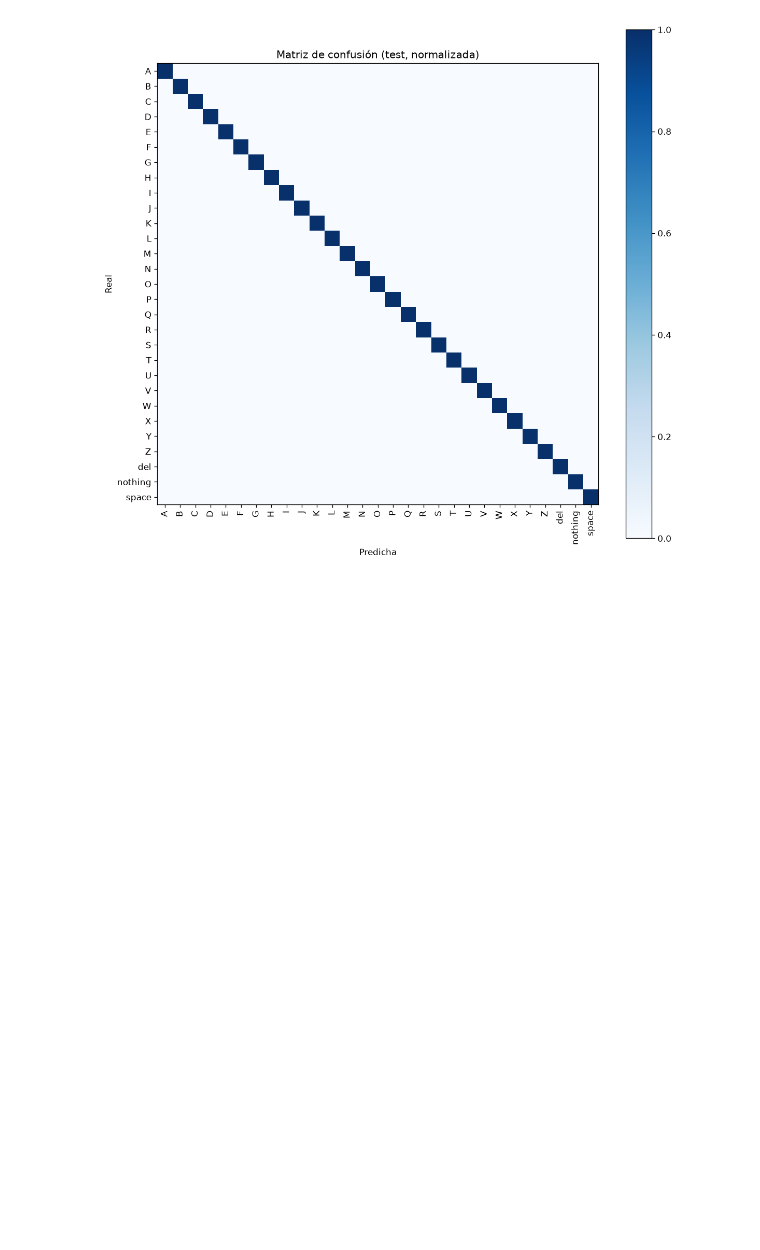
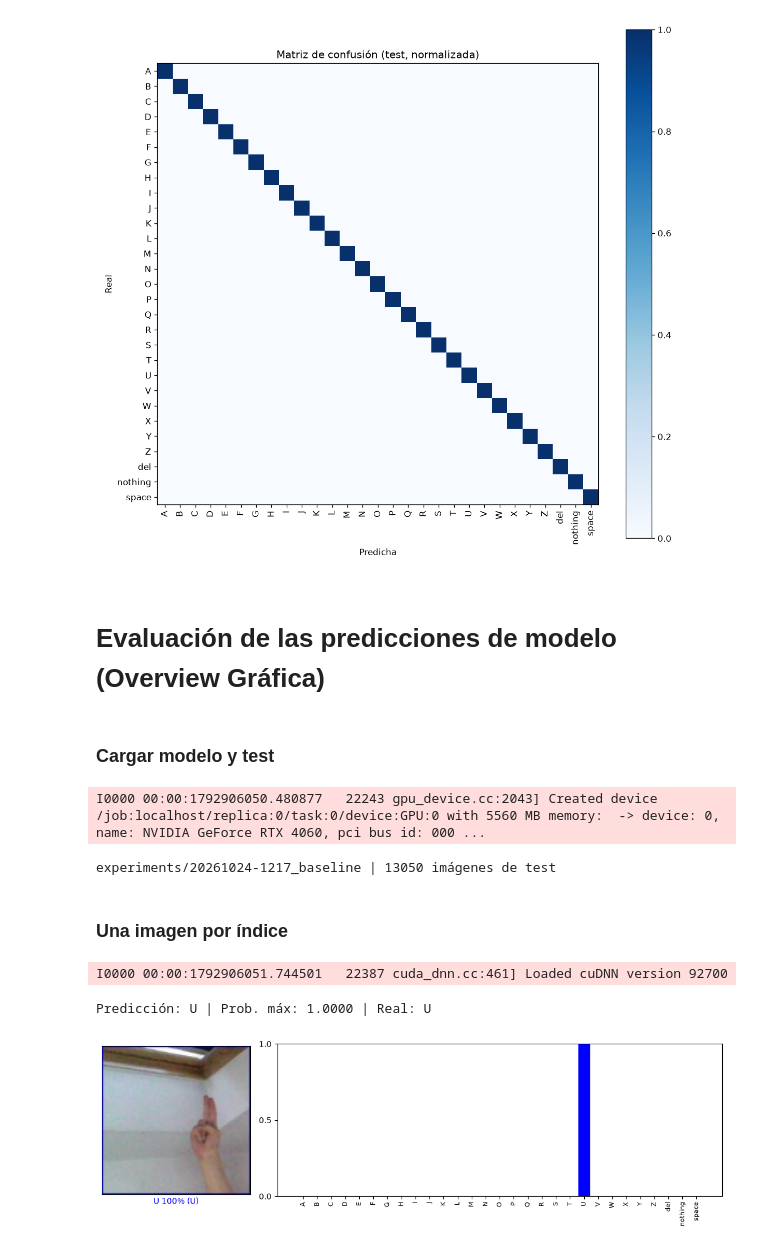
Before and after one commit to codebysofiav/asl-sign-language-recognition, a Jupyter notebook: notebooks/03_entrenamiento_baseline.ipynb, the cells around one changed output. Cells and saved outputs as stored; diff of their text form; code cells hidden in the pictures; blank space fills up the shorter version.

Commit message:
Prueba del baseline con fotos propias

```diff
--- a/notebooks/03_entrenamiento_baseline.ipynb
+++ b/notebooks/03_entrenamiento_baseline.ipynb
@@ -64,3 +64,39 @@ display(Image(filename=str(run_dir / "confusion_matrix.png")))
 [figure]
 Accuracy en test: 1.0000
 [figure]
+# %% [markdown]
+# Evaluación de las predicciones de modelo (Overview Gráfica)
+# %% [markdown]
+### Cargar modelo y test
+# %%
+import json
+from tensorflow import keras
+from src.data import make_splits
+from src.visualize import load_test_samples, plot_single, plot_grid
+
+run_dir = globals().get("run_dir") or sorted(Path("experiments").glob("*_baseline"))[-1]
+model = keras.models.load_model(run_dir / "final" / "model.keras")
+class_names = json.loads((run_dir / "final" / "classes.json").read_text())
+img_size = tuple(cfg["data"]["img_size"])
+test_df = (
+    make_splits(RAW, cfg["data"]["split"], cfg["data"]["seed"])
+    .query("split == 'test'").reset_index(drop=True)
+)
+print(run_dir, "|", len(test_df), "imágenes de test")
+# %% [output]
+I0000 00:00:1792906050.480877   22243 gpu_device.cc:2043] Created device /job:localhost/replica:0/task:0/device:GPU:0 with 5560 MB memory:  -> device: 0, name: NVIDIA GeForce RTX 4060, pci bus id: 000 ...
+experiments/20261024-1217_baseline | 13050 imágenes de test
+# %% [markdown]
+### Una imagen por índice
+# %%
+index = 100  # fila del test (0 a 13049)
+
+images, y_true = load_test_samples(test_df, RAW, class_names, img_size, [index])
+probs = model.predict(images, verbose=0)
+pred = probs[0].argmax()
+print(f"Predicción: {class_names[pred]} | Prob. máx: {probs[0].max():.4f} | Real: {class_names[y_true[0]]}")
+plot_single(images[0], probs[0], class_names, y_true[0])
+# %% [output]
+I0000 00:00:1792906051.744501   22387 cuda_dnn.cc:461] Loaded cuDNN version 92700
+Predicción: U | Prob. máx: 1.0000 | Real: U
+[figure, added]
```
Also changed, not shown: parts of 11 cells of this notebook, 1 other file.
